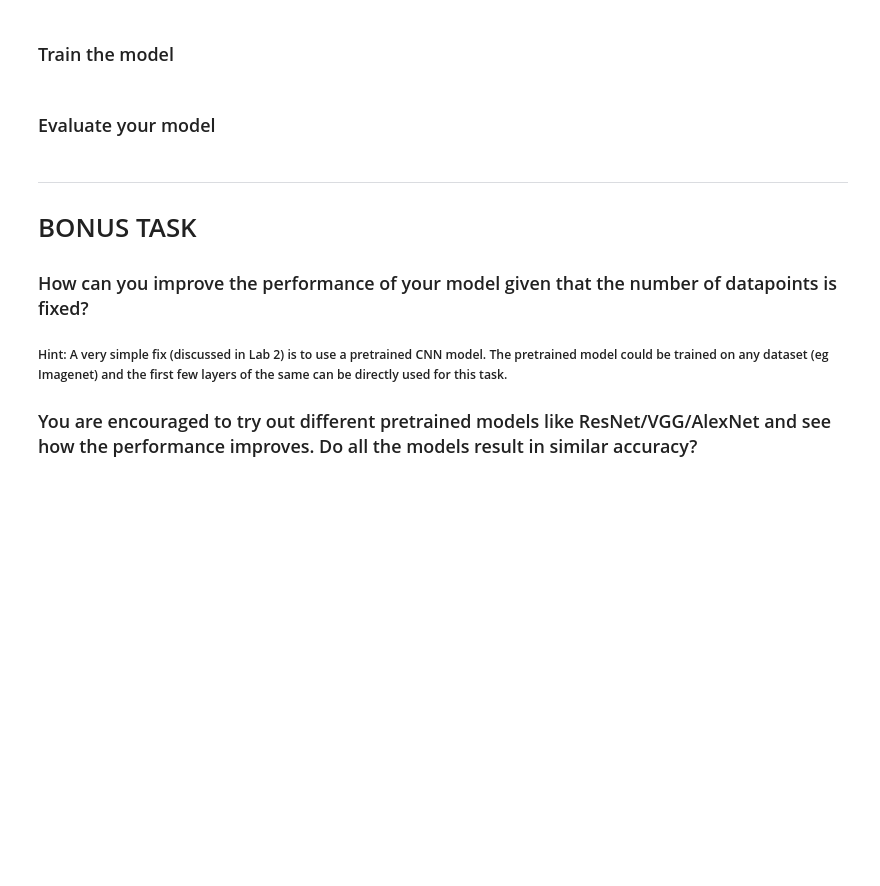
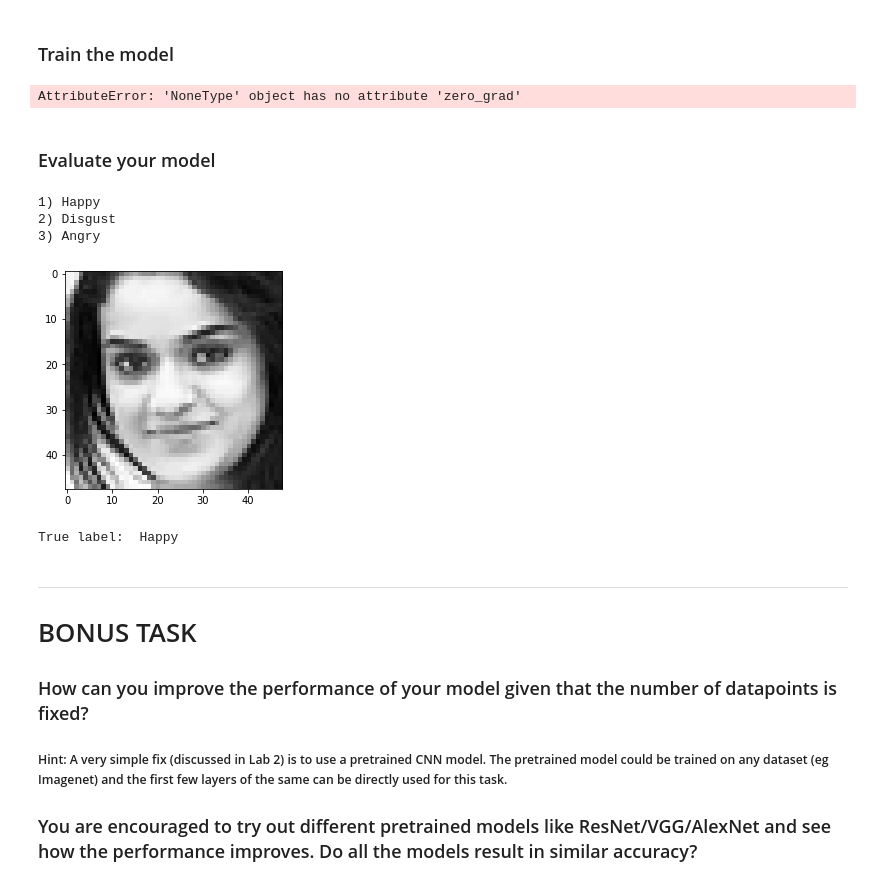
Before and after one commit to Kalyani-235/fmmllabs, a Jupyter notebook: FMML_Module_9(b)_Project.ipynb, the cells around one changed output. Saved outputs shown, nothing was run; the diff lists cells and outputs as text; code cells hidden in the pictures; blank space fills up the shorter version.

```diff
--- a/FMML_Module_9(b)_Project.ipynb
+++ b/FMML_Module_9(b)_Project.ipynb
@@ -293,3 +293,13 @@ def test_model(model, testloader):
 ## Task 4: Training & Evaluation
 # %% [markdown]
 ### Train the model
+# %%
+# specify loss function (categorical cross-entropy)
+criterion = nn.CrossEntropyLoss()
+
+# specify optimizer with learning rate
+optimizer = None   # Pick an optimizer you think is suitable
+
+history = train(model, train_loader, criterion, optimizer, num_epochs=1)
+# %% [output]
+AttributeError: 'NoneType' object has no attribute 'zero_grad'
@@ -310,3 +333,13 @@ def visualize_prediction(image, model, k=3):
 
   plt.imshow(image[0].numpy(), cmap='gray')
   plt.show()
+# %%
+image, label = test_dataset[1]
+visualize_prediction(image, cnn)
+print('\nTrue label: ', classes[int(label)])
+# %% [output]
+1) Happy
+2) Disgust
+3) Angry
+[figure, added]
+True label:  Happy
```
Also changed, not shown: parts of 3 cells of this notebook.
